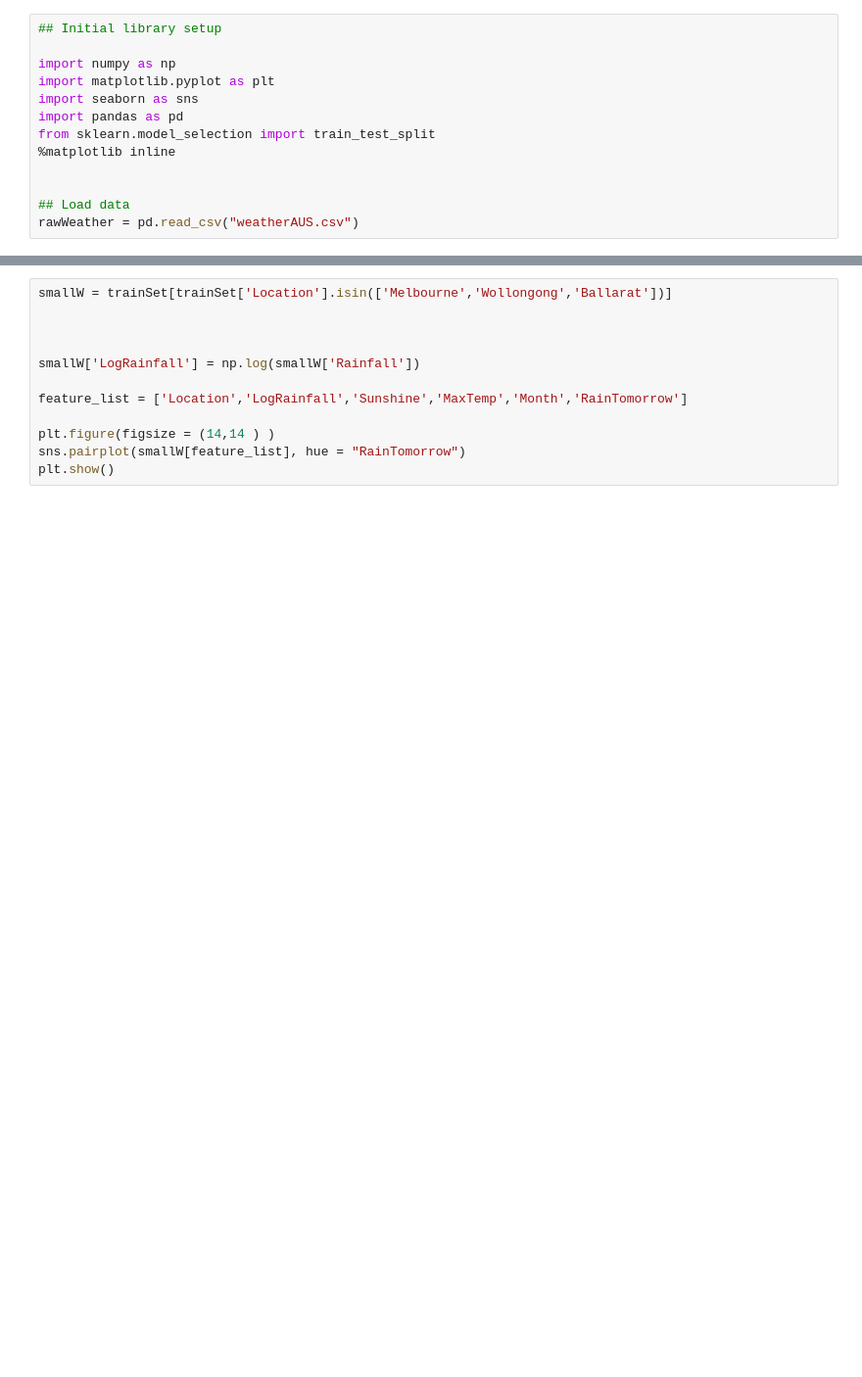
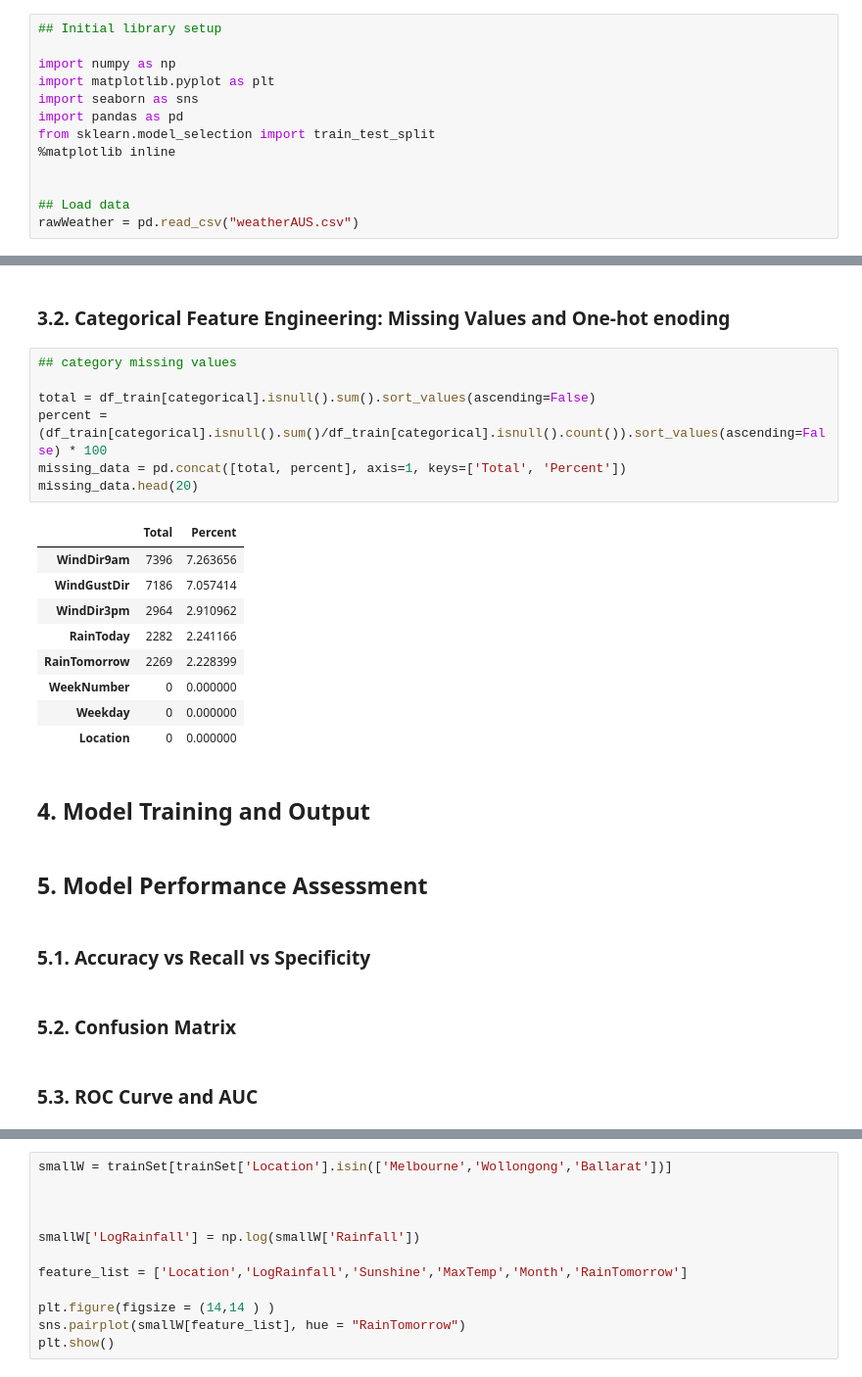
Before and after one commit to dmorrowjones/public_notebooks, a Jupyter notebook: RainStudy/RainStudyEDA.ipynb, the cells around one changed output, grey strips where cells are left out. Shown: that part at 98% size. Saved outputs shown, nothing was run; the diff lists cells and outputs as text; blank space fills up the shorter version.

```diff
--- a/RainStudy/RainStudyEDA.ipynb
+++ b/RainStudy/RainStudyEDA.ipynb
@@ -99,0 +235,29 @@ Let's run a pairplot on this sparse dataset to see what fields interact with eac
+# %% [markdown]
+### 3.2. Categorical Feature Engineering: Missing Values and One-hot enoding<a class="anchor" id = "3.2"></a>
+# %%
+## category missing values
+
+total = df_train[categorical].isnull().sum().sort_values(ascending=False)
+percent = (df_train[categorical].isnull().sum()/df_train[categorical].isnull().count()).sort_values(ascending=False) * 100
+missing_data = pd.concat([total, percent], axis=1, keys=['Total', 'Percent'])
+missing_data.head(20)
+# %% [output]
+|  | Total | Percent |
+| WindDir9am | 7396 | 7.263656 |
+| WindGustDir | 7186 | 7.057414 |
+| WindDir3pm | 2964 | 2.910962 |
+| RainToday | 2282 | 2.241166 |
+| RainTomorrow | 2269 | 2.228399 |
+| WeekNumber | 0 | 0.000000 |
+| Weekday | 0 | 0.000000 |
+| Location | 0 | 0.000000 |
+# %% [markdown]
+## 4. Model Training and Output<a class="anchor" id = "4"></a>
+# %% [markdown]
+## 5. Model Performance Assessment<a class="anchor" id = "5"></a>
+# %% [markdown]
+### 5.1. Accuracy vs Recall vs Specificity<a class="anchor" id = "5.1"></a>
+# %% [markdown]
+### 5.2. Confusion Matrix<a class="anchor" id = "5.2"></a>
+# %% [markdown]
+### 5.3. ROC Curve and AUC<a class="anchor" id = "5.3."></a>
```
Also changed, not shown: parts of 55 cells of this notebook.
